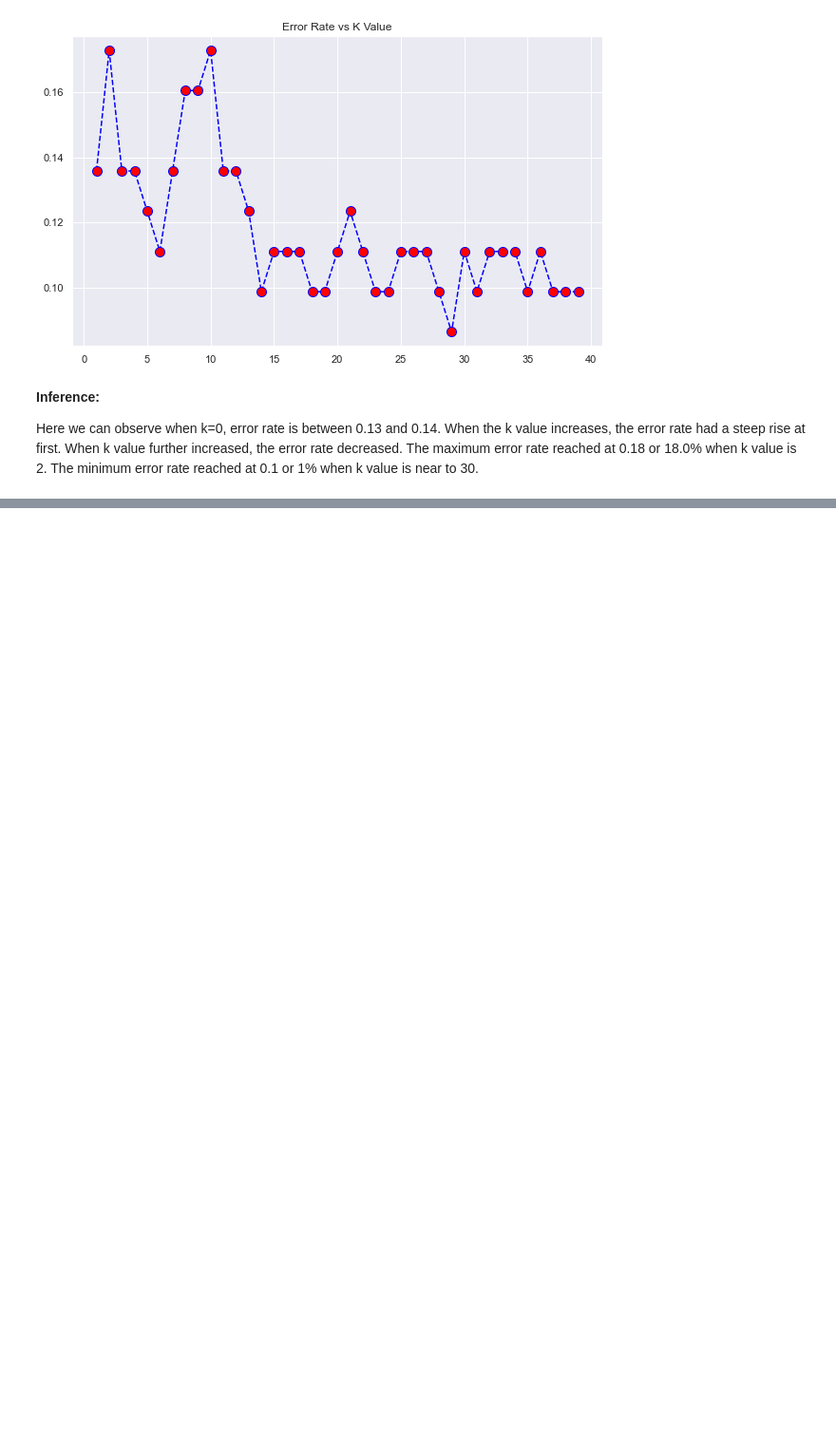
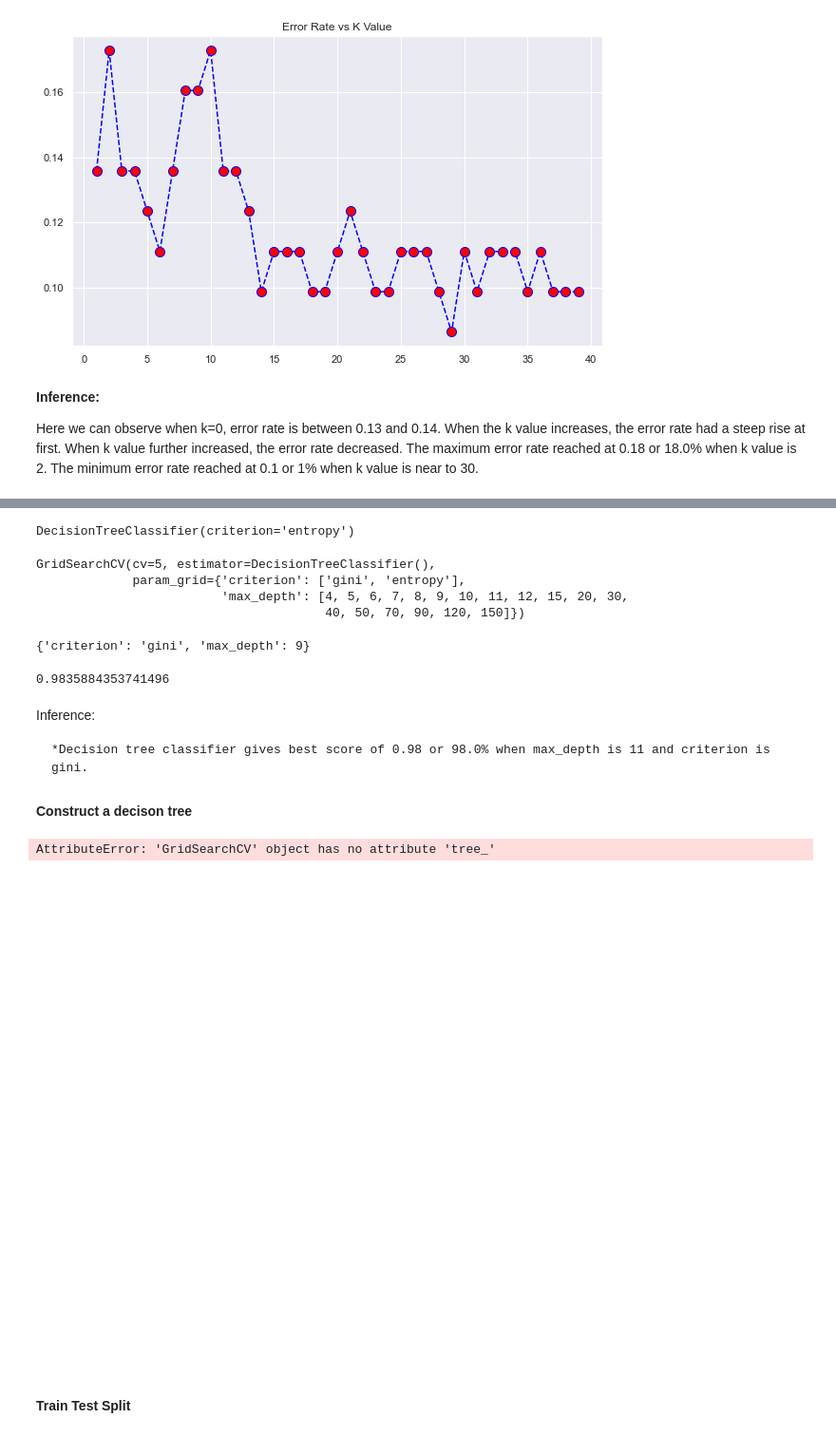
Before and after one commit to jisshub/Algerian-Forest-Fires-Prediction, a Jupyter notebook: Forest_Fire_Prediction.ipynb, the cells around one changed output, grey strips where cells are left out. Shown at 95% size. Cells and saved outputs as stored; diff of their text form; code cells hidden in the pictures; blank space fills up the shorter version.

Commit message:
Decision Tree Classifier

```diff
--- a/Forest_Fire_Prediction.ipynb
+++ b/Forest_Fire_Prediction.ipynb
@@ -1051,0 +1054,2 @@ Here we can observe when k=0, error rate is between 0.13 and 0.14. When the k va
+# %%
+classifier = DecisionTreeClassifier(criterion='entropy')
@@ -1051,0 +1060,3 @@ Here we can observe when k=0, error rate is between 0.13 and 0.14. When the k va
+# %%
+X = forest_fires_data.drop(['Classes', 'Class', 'year'], axis=1) # independent features
+y = forest_fires_data['Class'] # dependent feature
@@ -1051,0 +1081,36 @@ Here we can observe when k=0, error rate is between 0.13 and 0.14. When the k va
+# %%
+classifier.fit(X, y)
+# %% [output]
+DecisionTreeClassifier(criterion='entropy')
+# %%
+tree_parameters = {'criterion':['gini','entropy'],'max_depth':[4,5,6,7,8,9,10,11,12,15,20,30,40,50,70,90,120,150]}
+classifier_new = GridSearchCV(DecisionTreeClassifier(), tree_parameters, cv=5)
+classifier_new.fit(X, y)
+# %% [output]
+GridSearchCV(cv=5, estimator=DecisionTreeClassifier(),
+             param_grid={'criterion': ['gini', 'entropy'],
+                         'max_depth': [4, 5, 6, 7, 8, 9, 10, 11, 12, 15, 20, 30,
+                                       40, 50, 70, 90, 120, 150]})
+# %%
+print(classifier_new.best_params_)
+# %% [output]
+{'criterion': 'gini', 'max_depth': 9}
+# %%
+print(classifier_new.best_score_)
+# %% [output]
+0.9835884353741496
+# %% [markdown]
+Inference:
+
+    *Decision tree classifier gives best score of 0.98 or 98.0% when max_depth is 11 and criterion is gini.
+# %% [markdown]
+<b>Construct a decison tree<b>
+# %%
+from sklearn import tree
+plt.figure(figsize=(15,10))
+tree.plot_tree(classifier_new, filled=True)
+# %% [output]
+AttributeError: 'GridSearchCV' object has no attribute 'tree_'
+[figure, added]
+# %% [markdown]
+<b>Train Test Split<b>
```
Also changed, not shown: parts of 17 cells of this notebook.
